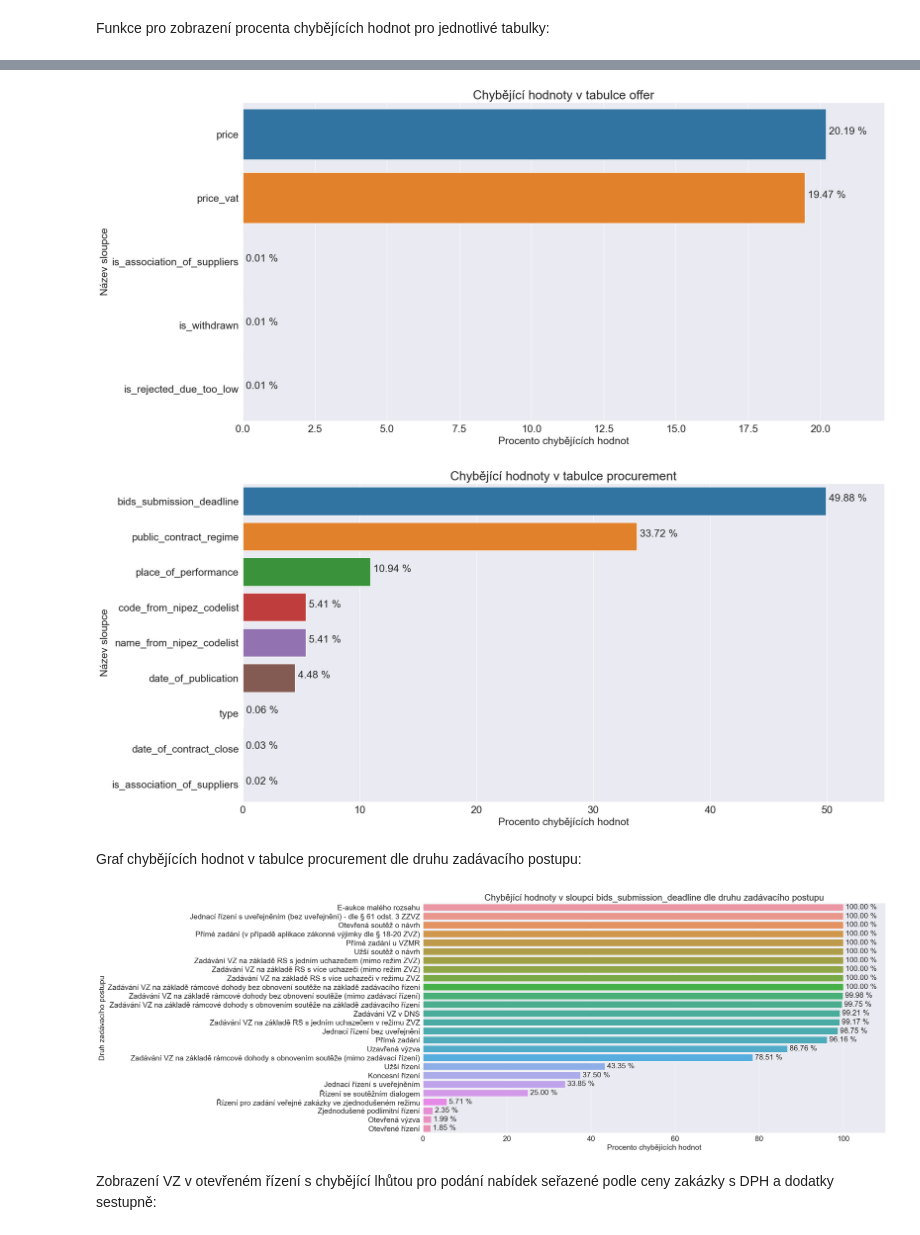
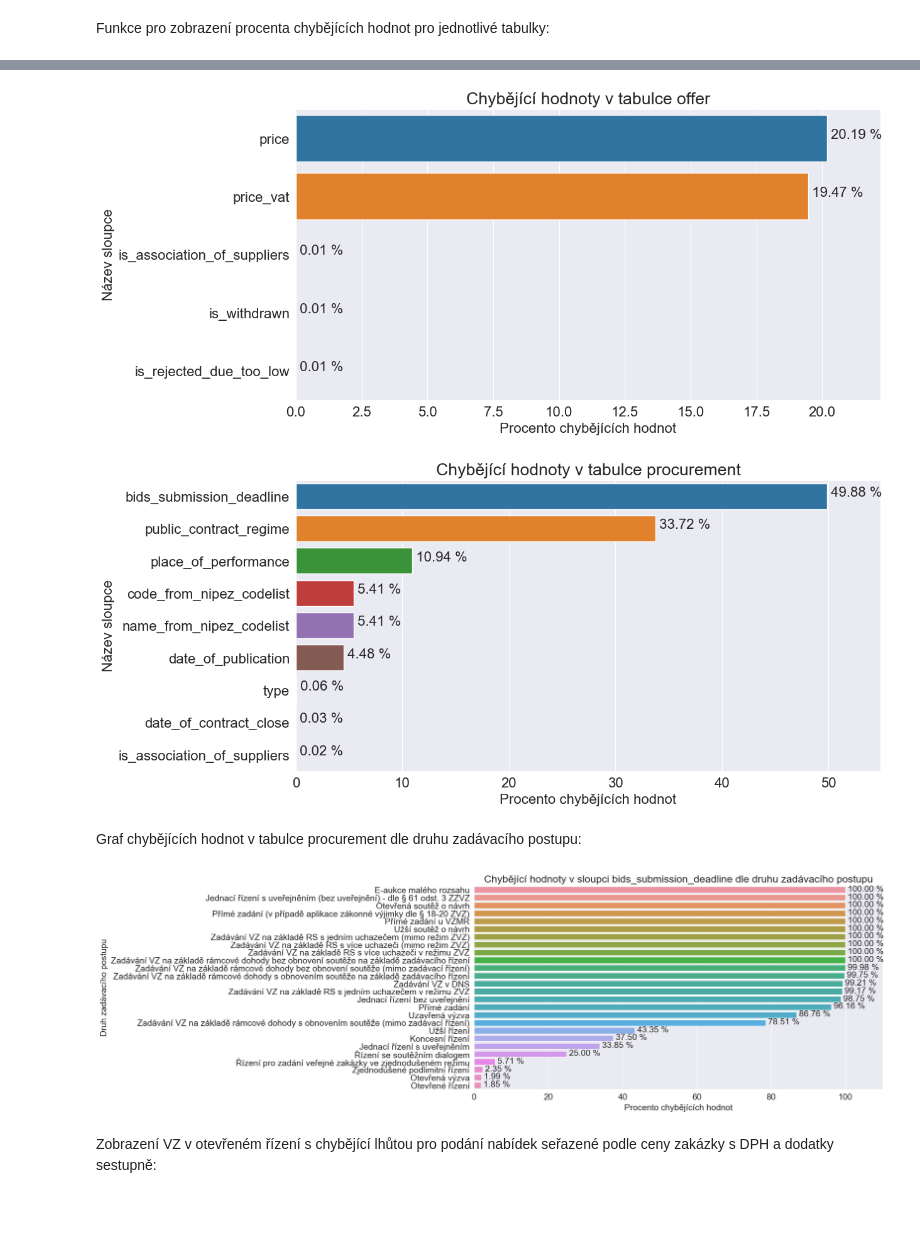
Before and after one commit to opendatalabcz/analysis-public-procurement, a Jupyter notebook: notebooks/exploratory_analysis.ipynb, the cells around one changed output, grey strips where cells are left out. Saved outputs shown, nothing was run; the diff lists cells and outputs as text; code cells hidden in the pictures; blank space fills up the shorter version.

Commit message:
Publishing 2 more models and adjusting size of fonts.

```diff
--- a/notebooks/exploratory_analysis.ipynb
+++ b/notebooks/exploratory_analysis.ipynb
@@ -2,7 +2,11 @@
 ## Explorační analýza dat o veřejných zakázkách
 # %%
 import numpy as np
+import matplotlib.pyplot as plt
+import seaborn as sns
 from webpages.preprocessing import Preprocessor
+
+plt.rcParams.update({'font.size': 14})
 # %% [markdown]
 Načtení dat:
 # %%
@@ -524,12 +528,9 @@ array(['Zadávání VZ na základě rámcové dohody bez obnovení soutěže (mi
 # %% [markdown]
 Funkce pro zobrazení procenta chybějících hodnot pro jednotlivé tabulky:
 # %%
-# bar graph of missing values for all columns with skewed description, and sorted by highest value on top
-import matplotlib.pyplot as plt
-import seaborn as sns
-plt.rcParams.update({'font.size': 18})
+plt.rcParams.update({'font.size': 16})
 def plot_missing_values(df, name):
-    plt.figure(figsize=(20, 10))
+    plt.figure(figsize=(12, 6))
     missing_values = df.isna().sum() / df.shape[0] * 100
     missing_values = missing_values[missing_values > 0].sort_values(ascending=False)
     barplot = sns.barplot(x=missing_values, y=missing_values.index)
@@ -563,11 +564,11 @@ plot_missing_values(dataframes['contracting_authority'], 'contracting_authority'
 # %%
 plot_missing_values(dataframes['offer'], 'offer')
 # %% [output]
-[figure, old version]
+[figure, new version]
 # %%
 plot_missing_values(dataframes['procurement'], 'procurement')
 # %% [output]
-[figure, old version]
+[figure, new version]
 # %% [markdown]
 Graf chybějících hodnot v tabulce procurement dle druhu zadávacího postupu:
 # %%
@@ -575,26 +576,26 @@ grouped = dataframes['procurement'].groupby('type_of_procedure')
 # %%
 # for each group print percentage of missing values for column 'bids_submission_deadline'
 # then print graph of missing values for column 'bids_submission_deadline' based on group sort by highest value on top
-
+plt.rcParams.update({'font.size': 14})
 data_for_plot = {}
 for name, group in grouped:
     data_for_plot[name] = group['bids_submission_deadline'].isna().sum() / group.shape[0] * 100
-plt.figure(figsize=(20, 10))
+plt.figure(figsize=(12, 6))
 data_for_plot = {k: v for k, v in sorted(data_for_plot.items(), key=lambda item: item[1], reverse=True)}
 barplot = sns.barplot(x=list(data_for_plot.values()), y=list(data_for_plot.keys()))
 for p in barplot.patches:
     width = p.get_width()
     plt.text(width,
              p.get_y() + p.get_height() / 2 + 0.2,
              ' {:1.2f} %'.format(width),
              ha = 'left')
 plt.title('Chybějící hodnoty v sloupci bids_submission_deadline dle druhu zadávacího postupu')
 plt.xlabel('Procento chybějících hodnot')
 plt.ylabel('Druh zadávacího postupu')
 plt.xlim(0, max(data_for_plot.values()) * 1.1)
 plt.show()
 # %% [output]
-[figure, old version]
+[figure, new version]
 # %% [markdown]
 Zobrazení VZ v otevřeném řízení s chybějící lhůtou pro podání nabídek seřazené podle ceny zakázky s DPH a dodatky sestupně:
 # %%
```
Also changed, not shown: parts of 16 cells of this notebook, 4 other files.
